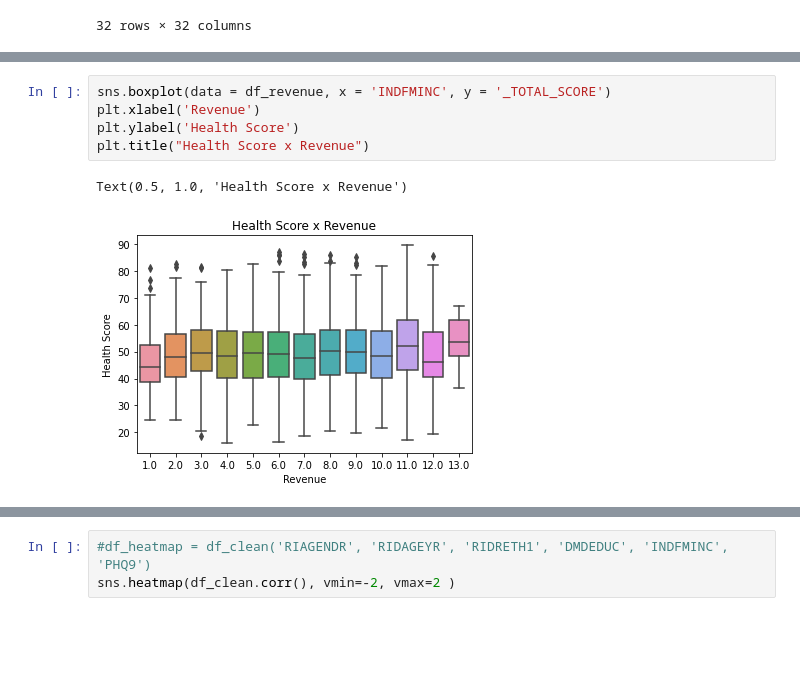
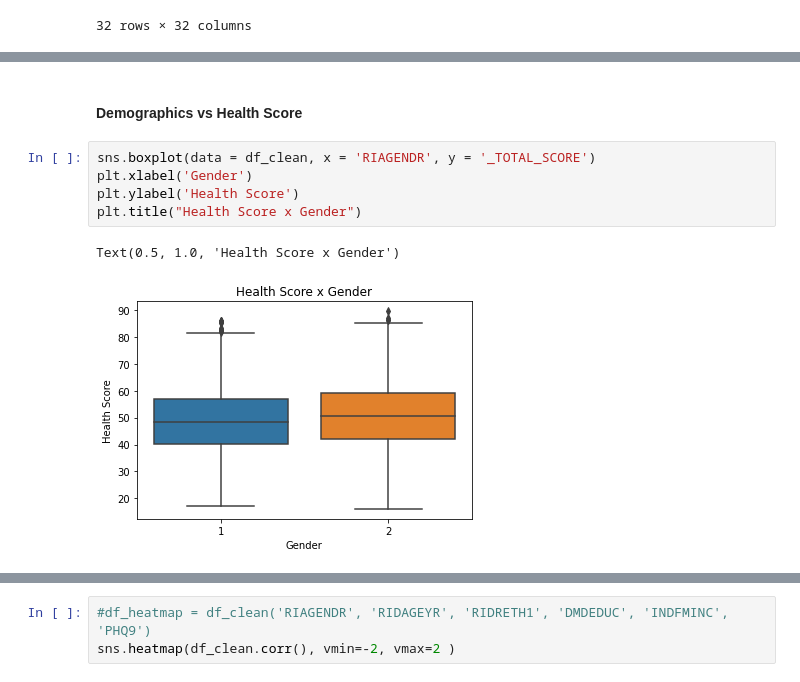
Before and after one commit to onemarcos/Tera-Jupyter-Notebook, a Jupyter notebook: Desafio Inferência/Desafio Inferência.ipynb, the cells around one changed output, grey strips where cells are left out. Drawn from its saved outputs; the diff is of its cells as text; blank space fills up the shorter version.

```diff
--- a/Desafio Inferência/Desafio Inferência.ipynb
+++ b/Desafio Inferência/Desafio Inferência.ipynb
@@ -275,8 +258,10 @@ Text(0.5, 1.0, 'Health Score x Education')
-# %%
-sns.boxplot(data = df_revenue, x = 'INDFMINC', y = '_TOTAL_SCORE')
-plt.xlabel('Revenue')
-plt.ylabel('Health Score')
-plt.title("Health Score x Revenue")
-# %% [output]
-Text(0.5, 1.0, 'Health Score x Revenue')
-[figure, removed]
+# %% [markdown]
+#### Demographics vs Health Score
+# %%
+sns.boxplot(data = df_clean, x = 'RIAGENDR', y = '_TOTAL_SCORE')
+plt.xlabel('Gender')
+plt.ylabel('Health Score')
+plt.title("Health Score x Gender")
+# %% [output]
+Text(0.5, 1.0, 'Health Score x Gender')
+[figure, added]
```
Also changed, not shown: parts of 20 cells of this notebook.
